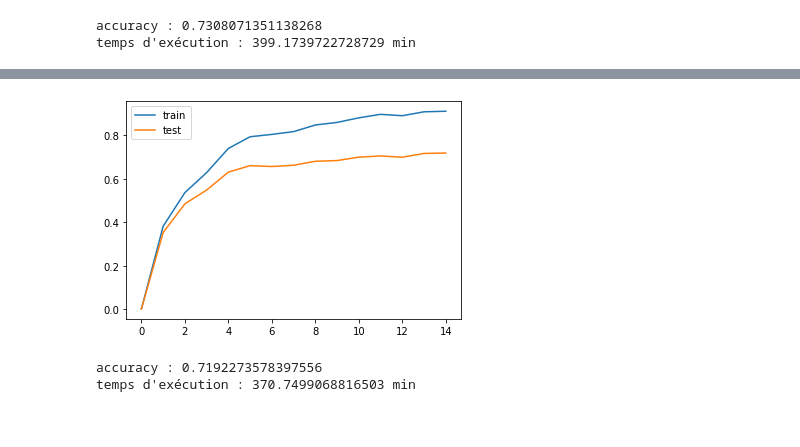
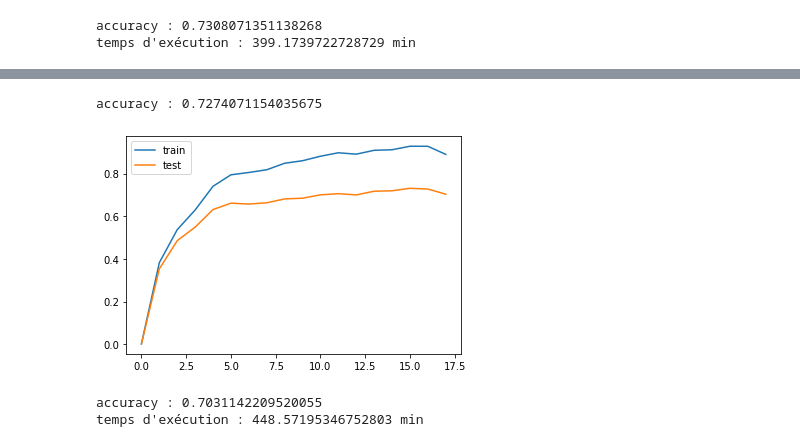
Before and after one commit to xavitator/modal_landscape, a Jupyter notebook: modal_cuda_ggnet_pretrained_online_sup150_60.ipynb, the cells around one changed output, grey strips where cells are left out. Cells and saved outputs as stored; diff of their text form; code cells hidden in the pictures.

```diff
--- a/modal_cuda_ggnet_pretrained_online_sup150_60.ipynb
+++ b/modal_cuda_ggnet_pretrained_online_sup150_60.ipynb
@@ -254,20 +257,23 @@ print("temps d'exécution :", duree/60, "min")
+# %%
+print("accuracy :", preci_test[-1])
+# %% [output]
+accuracy : 0.7274071154035675
 # %%
-for i in tnrange(1) :
-    train_epoch(net, train_set, opt, criterion, batch_size=25)
-    preci_train.append(accuracy(net, train_set))
-    preci_test.append(accuracy(net, test_set))
+train_epoch(net, train_set, opt, criterion, batch_size=25)
+preci_train.append(accuracy(net, train_set))
+preci_test.append(accuracy(net, test_set))
 
 plt.plot(range(len(preci_train)), preci_train, label = "train")
 plt.plot(range(len(preci_test)), preci_test, label =  "test")
 plt.legend()
 plt.show()
 
-print("accuracy :", accuracy(net, test_set))
+print("accuracy :", preci_test[-1])
 
 fin = time.time()
 duree = fin-debut
 print("temps d'exécution :", duree/60, "min")
 # %% [output]
-[figure, old version]
+[figure, new version]
-accuracy : 0.7192273578397556
-temps d'exécution : 370.7499068816503 min
+accuracy : 0.7031142209520055
+temps d'exécution : 448.57195346752803 min
```
Also changed, not shown: parts of 1 cell of this notebook, 5 other files.
